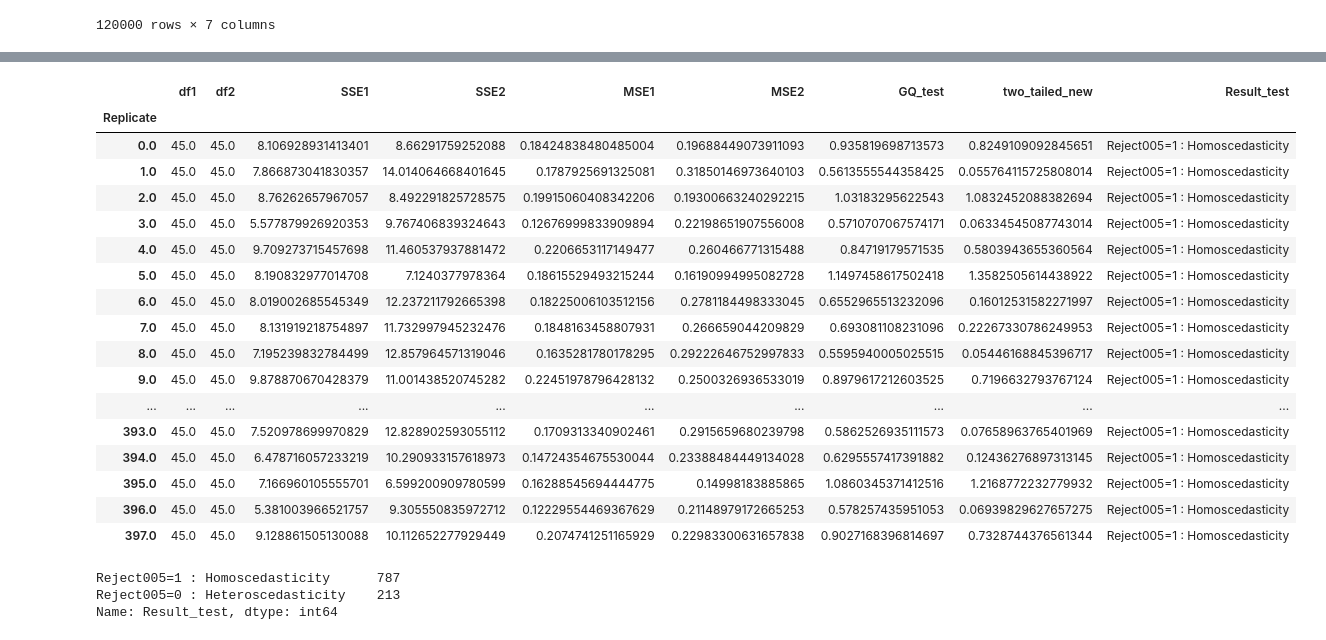
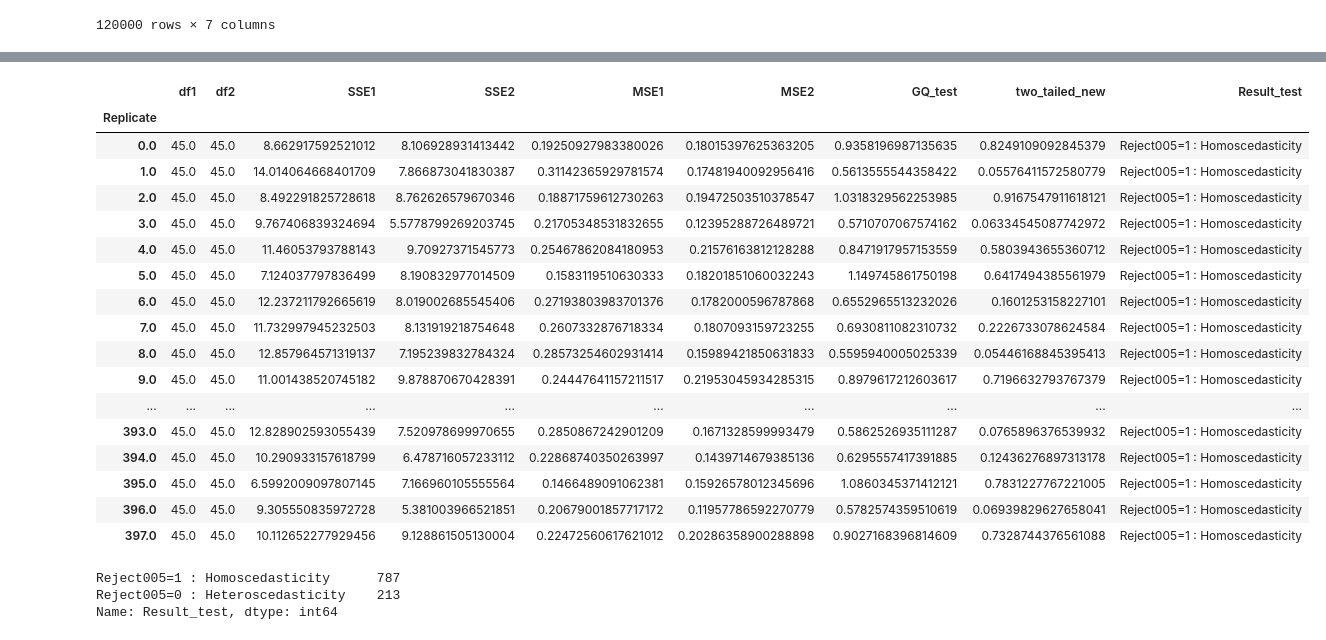
Before and after one commit to iam-fern/Generate_multiplication, a Jupyter notebook: GQtest_data_multi_delta_(_0_4)_n120_05.ipynb, the cells around one changed output, grey strips where cells are left out. Saved outputs shown, nothing was run; the diff lists cells and outputs as text; code cells hidden in the pictures.

```diff
--- a/GQtest_data_multi_delta_(_0_4)_n120_05.ipynb
+++ b/GQtest_data_multi_delta_(_0_4)_n120_05.ipynb
@@ -142,7 +176,6 @@ def get_result(run_replicate, percent_data):
     new_table_sort = new_table.sort_values('x2')
     new_table_sort.reset_index(inplace=True)
     new_table_sort.drop(['index'], axis=1, inplace=True)
-
 
     # แบ่งข้อมูลกลุ่มที่ 1
     table1 = new_table_sort.iloc[:int(percent_data*new_table_sort.shape[0]) , :]
@@ -156,8 +189,7 @@ def get_result(run_replicate, percent_data):
     # หาค่า df กลุ่ม 1
     DF1 = model1.df_resid + 1
     SSE1 = model1.ssr
-    MSE1 = model1.mse_resid
-
+    MSE1 = SSE1/DF1
 
     # แบ่งข้อมูลกลุ่มที่ 2
     table2 = new_table_sort.iloc[int((1-percent_data)*new_table_sort.shape[0]): , :]
@@ -171,23 +203,21 @@ def get_result(run_replicate, percent_data):
     # หาค่า df กลุ่ม 2
     DF2 = model2.df_resid + 1
     SSE2 = model2.ssr
-    MSE2 = model2.mse_resid
+    MSE2 = SSE2/DF2
 
     # ค่าสถิติทดสอบ
     GQ_test = (SSE2/DF2) / (SSE1/DF1)
-
 
     df2 = DF2
     df1 = DF1
 
     # คำนวณค่า p-value
-    # sf(x, dfn, dfd, loc=0, scale=1) : Survival function (also defined as 1 - cdf, but sf is sometimes more accurate)
+    # pdf(x, dfn, dfd, loc=0, scale=1) : Probability density function
     two_tailed = 2.0*(1.0-(ss.f.cdf(GQ_test, df2, df1)))
+    p_greater = ss.f.cdf(GQ_test, df2, df1)
+    p_less = 1.0-ss.f.cdf(GQ_test, df2, df1)
 
-    # pdf(x, dfn, dfd, loc=0, scale=1) : Probability density function
-    p_greater = ss.f.cdf(GQ_test, df2, df1)
-
-    return df2, df1, SSE2, SSE1, MSE2, MSE1, GQ_test, two_tailed, p_greater
+    return df1, df2, SSE1, SSE2, MSE1, MSE2, GQ_test, two_tailed, p_greater, p_less
 
 # สร้าง list ของ replicates
 list_replicate=list({i[0] for i in table.index})
@@ -203,13 +233,14 @@ list_MSE2=[]
 list_GQ_test=[]
 list_two_tailed=[]
 list_p_greater=[]
+list_p_less=[]
 
 # กำหนด % การแบ่งข้อมูล
 percent_data=0.4
 
 # ใช้ for loop สำหรับการ run ทุก replicates
 for run_replicate in list_replicate:
-    df1, df2, SSE1, SSE2, MSE1, MSE2, GQ_test, two_tailed, p_greater=get_result(run_replicate, percent_data)
+    df1, df2, SSE1, SSE2, MSE1, MSE2, GQ_test, two_tailed, p_greater, p_less=get_result(run_replicate, percent_data)
     list_df1.append(df1)
     list_SSE1.append(SSE1)
     list_df2.append(df2)
@@ -219,6 +250,7 @@ for run_replicate in list_replicate:
     list_GQ_test.append(GQ_test)
     list_two_tailed.append(two_tailed)
     list_p_greater.append(p_greater)
+    list_p_less.append(p_less)
 # %%
 # สร้างตารางผลลัพธ์
 alpha = 0.05
@@ -257,39 +289,41 @@ result.astype(str)
 # %%
 # สร้างตารางผลลัพธ์
 alpha = 0.05
 pd.set_option('display.max_rows', 1000)
 pd.set_option('display.max_columns', 1000)
 pd.set_option('display.width', 1000)
 result=pd.DataFrame({"Replicate":list_replicate, "df1":list_df1, "df2":list_df2, "SSE1":list_SSE1,
                      "SSE2":list_SSE2, "MSE1":list_MSE1, "MSE2":list_MSE2,
-                     "GQ_test":list_GQ_test, "two_tailed":list_two_tailed, "greater":list_p_greater})
+                     "GQ_test":list_GQ_test, "two_tailed":list_two_tailed, "greater":list_p_greater, "less":list_p_less})
 result.set_index(['Replicate'], inplace=True)
 
-result['two_tailed_new']=result[["two_tailed","greater"]].apply(lambda value: value[0] if value[0]<0.5 else 2*value[1], axis=1)
+result['two_tailed_new']=result[["two_tailed","greater","less"]].apply(lambda value: value[0] if value[0]<0.5 else (2*value[1] if value[1]<0.5 else 2*value[2]) , axis=1)
 result["Result_test"]=result["two_tailed_new"].apply(lambda p_value: 'Reject005=0 : Heteroscedasticity'
                                                                   if p_value < alpha else 'Reject005=1 : Homoscedasticity')
 #two_tailed_new_show=two_tailed_new.drop(columns="greater")
-result_show=result.drop(columns=["two_tailed", "greater"])
+result_show=result.drop(columns=["two_tailed", "greater", "less"])
 result_show.astype(str)
+
+#result.astype(str)
 # %% [output]
 |  | df1 | df2 | SSE1 | SSE2 | MSE1 | MSE2 | GQ_test | two_tailed_new | Result_test |
 | Replicate |  |  |  |  |  |  |  |  |  |
-| 0.0 | 45.0 | 45.0 | 8.106928931413401 | 8.66291759252088 | 0.18424838480485004 | 0.19688449073911093 | 0.935819698713573 | 0.8249109092845651 | Reject005=1 : Homoscedasticity |
-| 1.0 | 45.0 | 45.0 | 7.866873041830357 | 14.014064668401645 | 0.1787925691325081 | 0.31850146973640103 | 0.5613555544358425 | 0.055764115725808014 | Reject005=1 : Homoscedasticity |
-| 2.0 | 45.0 | 45.0 | 8.76262657967057 | 8.492291825728575 | 0.19915060408342206 | 0.19300663240292215 | 1.03183295622543 | 1.0832452088382694 | Reject005=1 : Homoscedasticity |
-| 3.0 | 45.0 | 45.0 | 5.577879926920353 | 9.767406839324643 | 0.12676999833909894 | 0.22198651907556008 | 0.5710707067574171 | 0.06334545087743014 | Reject005=1 : Homoscedasticity |
-| 4.0 | 45.0 | 45.0 | 9.709273715457698 | 11.460537937881472 | 0.2206653117149477 | 0.260466771315488 | 0.84719179571535 | 0.5803943655360564 | Reject005=1 : Homoscedasticity |
-| 5.0 | 45.0 | 45.0 | 8.190832977014708 | 7.1240377978364 | 0.18615529493215244 | 0.16190994995082728 | 1.1497458617502418 | 1.3582505614438922 | Reject005=1 : Homoscedasticity |
-| 6.0 | 45.0 | 45.0 | 8.019002685545349 | 12.237211792665398 | 0.18225006103512156 | 0.2781184498333045 | 0.6552965513232096 | 0.16012531582271997 | Reject005=1 : Homoscedasticity |
-| 7.0 | 45.0 | 45.0 | 8.131919218754897 | 11.732997945232476 | 0.1848163458807931 | 0.266659044209829 | 0.693081108231096 | 0.22267330786249953 | Reject005=1 : Homoscedasticity |
-| 8.0 | 45.0 | 45.0 | 7.195239832784499 | 12.857964571319046 | 0.1635281780178295 | 0.29222646752997833 | 0.5595940005025515 | 0.05446168845396717 | Reject005=1 : Homoscedasticity |
-| 9.0 | 45.0 | 45.0 | 9.878870670428379 | 11.001438520745282 | 0.22451978796428132 | 0.2500326936533019 | 0.8979617212603525 | 0.7196632793767124 | Reject005=1 : Homoscedasticity |
+| 0.0 | 45.0 | 45.0 | 8.662917592521012 | 8.106928931413442 | 0.19250927983380026 | 0.18015397625363205 | 0.9358196987135635 | 0.8249109092845379 | Reject005=1 : Homoscedasticity |
+| 1.0 | 45.0 | 45.0 | 14.014064668401709 | 7.866873041830387 | 0.31142365929781574 | 0.17481940092956416 | 0.5613555544358422 | 0.05576411572580779 | Reject005=1 : Homoscedasticity |
+| 2.0 | 45.0 | 45.0 | 8.492291825728618 | 8.762626579670346 | 0.18871759612730263 | 0.19472503510378547 | 1.0318329562253985 | 0.9167547911618121 | Reject005=1 : Homoscedasticity |
+| 3.0 | 45.0 | 45.0 | 9.767406839324694 | 5.5778799269203745 | 0.21705348531832655 | 0.12395288726489721 | 0.5710707067574162 | 0.06334545087742972 | Reject005=1 : Homoscedasticity |
+| 4.0 | 45.0 | 45.0 | 11.46053793788143 | 9.70927371545773 | 0.25467862084180953 | 0.21576163812128288 | 0.8471917957153559 | 0.5803943655360712 | Reject005=1 : Homoscedasticity |
+| 5.0 | 45.0 | 45.0 | 7.124037797836499 | 8.190832977014509 | 0.1583119510630333 | 0.18201851060032243 | 1.149745861750198 | 0.6417494385561979 | Reject005=1 : Homoscedasticity |
+| 6.0 | 45.0 | 45.0 | 12.237211792665619 | 8.019002685545406 | 0.27193803983701376 | 0.1782000596787868 | 0.6552965513232026 | 0.1601253158227101 | Reject005=1 : Homoscedasticity |
+| 7.0 | 45.0 | 45.0 | 11.732997945232503 | 8.131919218754648 | 0.2607332876718334 | 0.1807093159723255 | 0.6930811082310732 | 0.2226733078624584 | Reject005=1 : Homoscedasticity |
+| 8.0 | 45.0 | 45.0 | 12.857964571319137 | 7.195239832784324 | 0.28573254602931414 | 0.15989421850631833 | 0.5595940005025339 | 0.05446168845395413 | Reject005=1 : Homoscedasticity |
+| 9.0 | 45.0 | 45.0 | 11.001438520745182 | 9.878870670428391 | 0.24447641157211517 | 0.21953045934285315 | 0.8979617212603617 | 0.7196632793767379 | Reject005=1 : Homoscedasticity |
 | ... | ... | ... | ... | ... | ... | ... | ... | ... | ... |
-| 393.0 | 45.0 | 45.0 | 7.520978699970829 | 12.828902593055112 | 0.1709313340902461 | 0.2915659680239798 | 0.5862526935111573 | 0.07658963765401969 | Reject005=1 : Homoscedasticity |
-| 394.0 | 45.0 | 45.0 | 6.478716057233219 | 10.290933157618973 | 0.14724354675530044 | 0.23388484449134028 | 0.6295557417391882 | 0.12436276897313145 | Reject005=1 : Homoscedasticity |
-| 395.0 | 45.0 | 45.0 | 7.166960105555701 | 6.599200909780599 | 0.16288545694444775 | 0.14998183885865 | 1.0860345371412516 | 1.2168772232779932 | Reject005=1 : Homoscedasticity |
-| 396.0 | 45.0 | 45.0 | 5.381003966521757 | 9.305550835972712 | 0.12229554469367629 | 0.21148979172665253 | 0.578257435951053 | 0.06939829627657275 | Reject005=1 : Homoscedasticity |
-| 397.0 | 45.0 | 45.0 | 9.128861505130088 | 10.112652277929449 | 0.2074741251165929 | 0.22983300631657838 | 0.9027168396814697 | 0.7328744376561344 | Reject005=1 : Homoscedasticity |
+| 393.0 | 45.0 | 45.0 | 12.828902593055439 | 7.520978699970655 | 0.2850867242901209 | 0.1671328599993479 | 0.5862526935111287 | 0.0765896376539932 | Reject005=1 : Homoscedasticity |
+| 394.0 | 45.0 | 45.0 | 10.290933157618799 | 6.478716057233112 | 0.22868740350263997 | 0.1439714679385136 | 0.6295557417391885 | 0.12436276897313178 | Reject005=1 : Homoscedasticity |
+| 395.0 | 45.0 | 45.0 | 6.5992009097807145 | 7.166960105555564 | 0.1466489091062381 | 0.15926578012345696 | 1.0860345371412121 | 0.7831227767221005 | Reject005=1 : Homoscedasticity |
+| 396.0 | 45.0 | 45.0 | 9.305550835972728 | 5.381003966521851 | 0.20679001857717172 | 0.11957786592270779 | 0.5782574359510619 | 0.06939829627658041 | Reject005=1 : Homoscedasticity |
+| 397.0 | 45.0 | 45.0 | 10.112652277929456 | 9.128861505130004 | 0.22472560617621012 | 0.20286358900288898 | 0.9027168396814609 | 0.7328744376561088 | Reject005=1 : Homoscedasticity |
 # %%
 result_show['Result_test'].value_counts()
 # %% [output]
```
Also changed, not shown: parts of 3 cells of this notebook.
